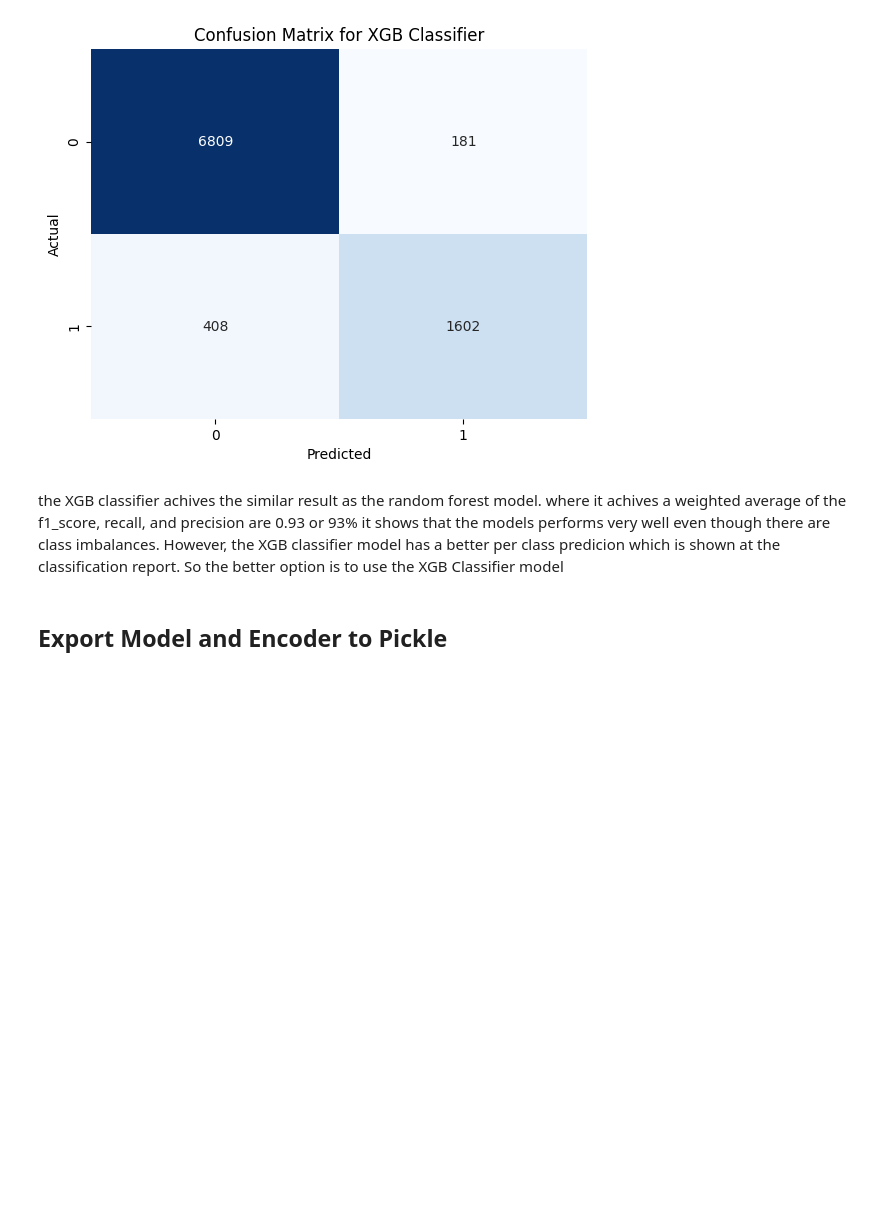
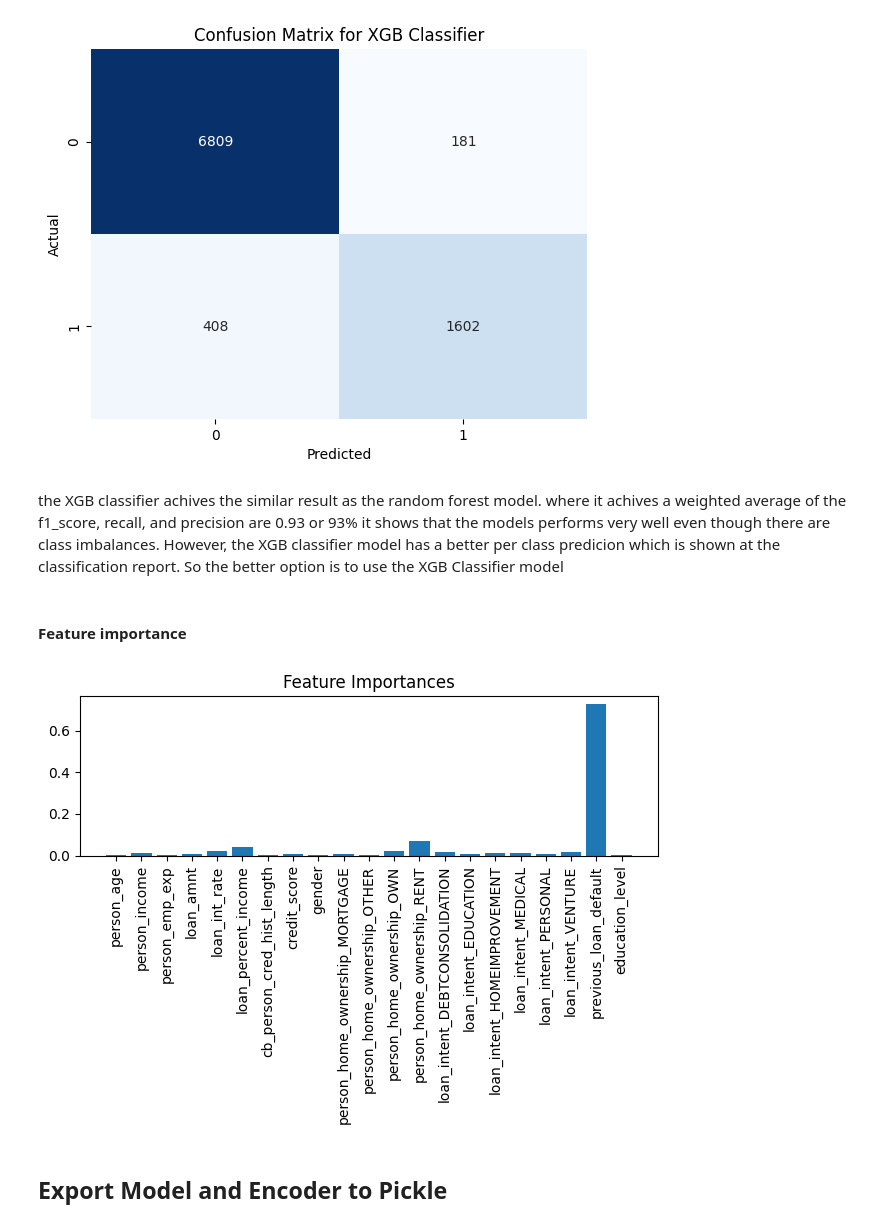
Before and after one commit to Andreas-Lukito/Loan_prediction, a Jupyter notebook: loan_prediction.ipynb, the cells around one changed output. Saved outputs shown, nothing was run; the diff lists cells and outputs as text; code cells hidden in the pictures; blank space fills up the shorter version.

```diff
--- a/loan_prediction.ipynb
+++ b/loan_prediction.ipynb
@@ -674,6 +684,16 @@ plt.show()
 [figure]
 # %% [markdown]
 the XGB classifier achives the similar result as the random forest model. where it achives a weighted average of the f1_score, recall, and precision are 0.93 or 93% it shows that the models performs very well even though there are class imbalances. However, the XGB classifier model has a better per class predicion which is shown at the classification report. So the better option is to use the XGB Classifier model
+# %% [markdown]
+#### Feature importance
+# %%
+plt.bar(range(len(xgb_classifier_model.feature_importances_)), xgb_classifier_model.feature_importances_)
+plt.xticks(ticks=range(len(train_x.columns)), labels=train_x.columns, rotation=90)
+plt.title("Feature Importances XGB Classifier Model")
+plt.tight_layout()  # Helps prevent label cutoff
+plt.show()
+# %% [output]
+[figure, added]
 # %% [markdown]
 ## Export Model and Encoder to Pickle
 # %% [markdown]
```
Also changed, not shown: parts of 6 cells of this notebook, 1 other file.
